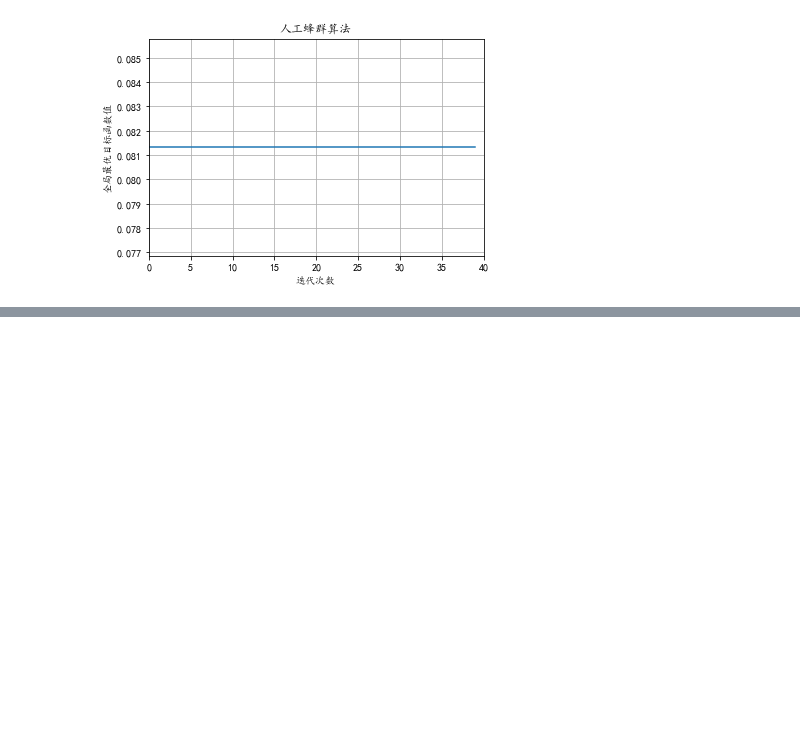
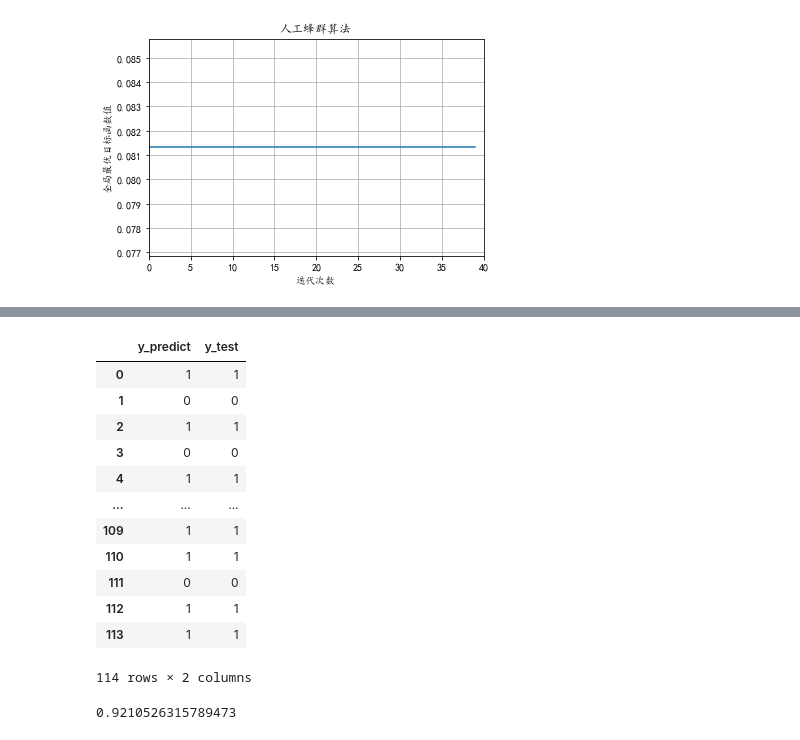
Before and after one commit to diligentliu/ensemble_selection, a Jupyter notebook: ensemble.ipynb, the cells around one changed output, grey strips where cells are left out. Cells and saved outputs as stored; diff of their text form; code cells hidden in the pictures; blank space fills up the shorter version.

```diff
--- a/ensemble.ipynb
+++ b/ensemble.ipynb
@@ -412,0 +406,2 @@ struct({'bestsol': struct({'position': array([0.67548542, 0.43867688, 0.00332863
+# %%
+alpha = out['bestsol']['position']
@@ -413,3 +453,48 @@ struct({'bestsol': struct({'position': array([0.67548542, 0.43867688, 0.00332863
+# %%
+
+
+N = len(df_knn_test)
+for i in range(N):
+    a = .0
+    b = .0
+    if (df_knn_test.iloc[i]['entropy'] < alpha[0]):
+        a = a + df_knn_test.iloc[i][0]
+        b = b + df_knn_test.iloc[i][1]
+    if (df_lda_test.iloc[i]['entropy'] < alpha[1]):
+        a = a + df_lda_test.iloc[i][0]
+        b = b + df_lda_test.iloc[i][1]
+    if (df_gnb_test.iloc[i]['entropy'] < alpha[2]):
+        a = a + df_gnb_test.iloc[i][0]
+        b = b + df_gnb_test.iloc[i][1]
+    if a < b:
+        df_y_predict.at[i, 'y_predict'] = 1
+    else:
+        df_y_predict.at[i, 'y_predict'] = 0
+# %%
+df_y_predict
+# %% [output]
+|  | y_predict | y_test |
+| 0 | 1 | 1 |
+| 1 | 0 | 0 |
+| 2 | 1 | 1 |
+| 3 | 0 | 0 |
+| 4 | 1 | 1 |
+| ... | ... | ... |
+| 109 | 1 | 1 |
+| 110 | 1 | 1 |
+| 111 | 0 | 0 |
+| 112 | 1 | 1 |
+| 113 | 1 | 1 |
+114 rows × 2 columns
+# %%
+count = 0
+for i in range(N):
+    if df_y_predict.iloc[i][0] == df_y_predict.iloc[i][1]:
+        count += 1
+
+float(count) / float(N)
+# %% [output]
+0.9210526315789473
 # %%
 # test the three models with the test data and print their accuracy scores
 
```
Also changed, not shown: parts of 18 cells of this notebook, 3 other files.
